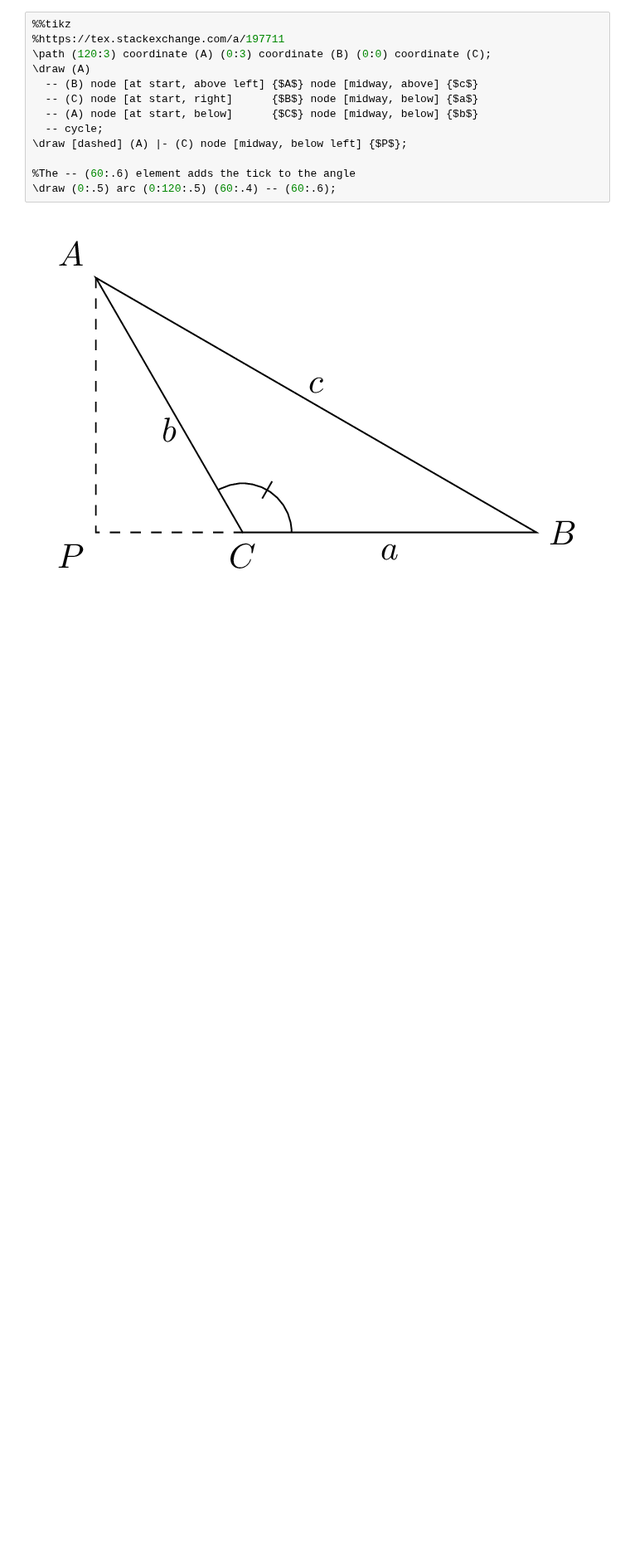
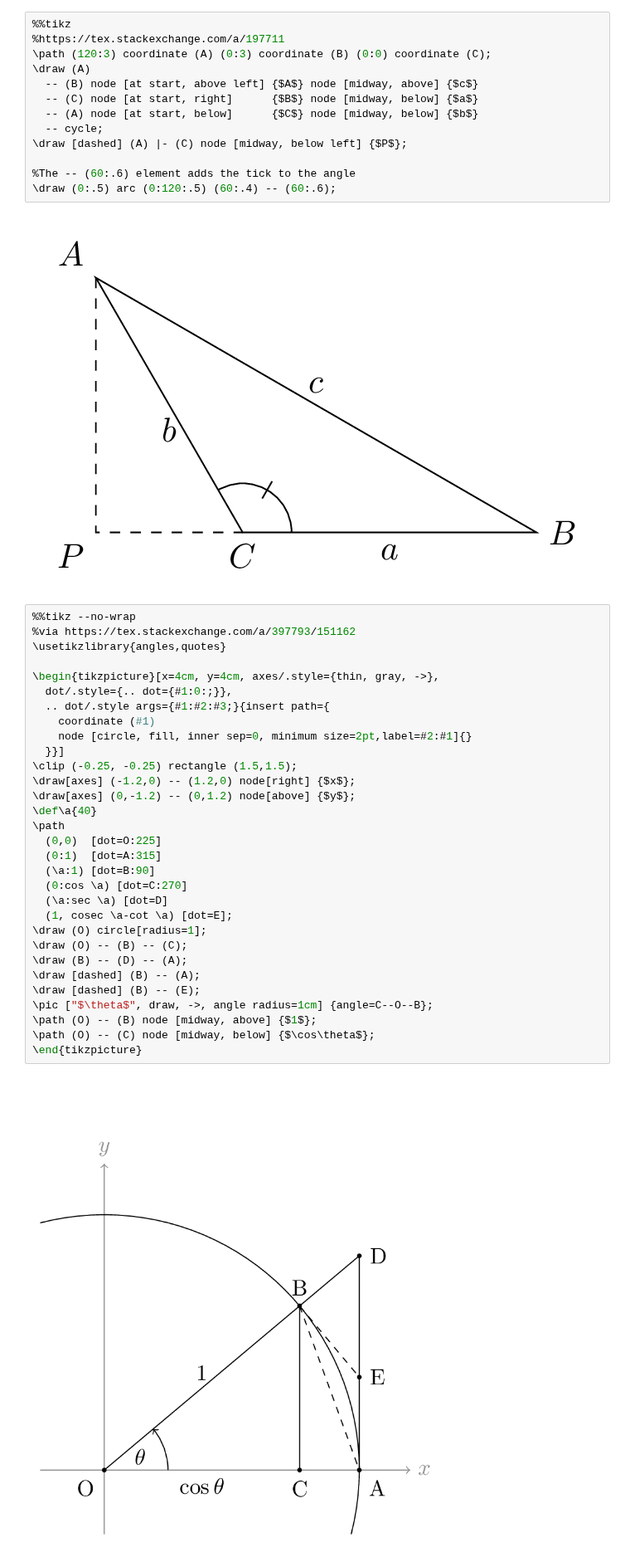
Before and after one commit to psychemedia/showntell, a Jupyter notebook: OpenLearn_Geometry.ipynb, the cells around one changed output. Shown at 83% size. Cells and saved outputs as stored; diff of their text form; blank space fills up the shorter version.

```diff
--- a/OpenLearn_Geometry.ipynb
+++ b/OpenLearn_Geometry.ipynb
@@ -172,3 +172,36 @@ Handy fragments from Stack Overflow..
 \draw (0:.5) arc (0:120:.5) (60:.4) -- (60:.6);
 # %% [output]
 [figure]
+# %%
+%%tikz --no-wrap
+%via https://tex.stackexchange.com/a/397793/151162
+\usetikzlibrary{angles,quotes}
+
+\begin{tikzpicture}[x=4cm, y=4cm, axes/.style={thin, gray, ->},
+  dot/.style={.. dot={#1:0:;}},
+  .. dot/.style args={#1:#2:#3;}{insert path={
+    coordinate (#1)
+    node [circle, fill, inner sep=0, minimum size=2pt,label=#2:#1]{}
+  }}]
+\clip (-0.25, -0.25) rectangle (1.5,1.5);
+\draw[axes] (-1.2,0) -- (1.2,0) node[right] {$x$};
+\draw[axes] (0,-1.2) -- (0,1.2) node[above] {$y$};
+\def\a{40}
+\path
+  (0,0)  [dot=O:225]
+  (0:1)  [dot=A:315]
+  (\a:1) [dot=B:90]
+  (0:cos \a) [dot=C:270]
+  (\a:sec \a) [dot=D]
+  (1, cosec \a-cot \a) [dot=E];
+\draw (O) circle[radius=1];
+\draw (O) -- (B) -- (C);
+\draw (B) -- (D) -- (A);
+\draw [dashed] (B) -- (A);
+\draw [dashed] (B) -- (E);
+\pic ["$\theta$", draw, ->, angle radius=1cm] {angle=C--O--B};
+\path (O) -- (B) node [midway, above] {$1$};
+\path (O) -- (C) node [midway, below] {$\cos\theta$};
+\end{tikzpicture}
+# %% [output]
+[figure, added]
```
